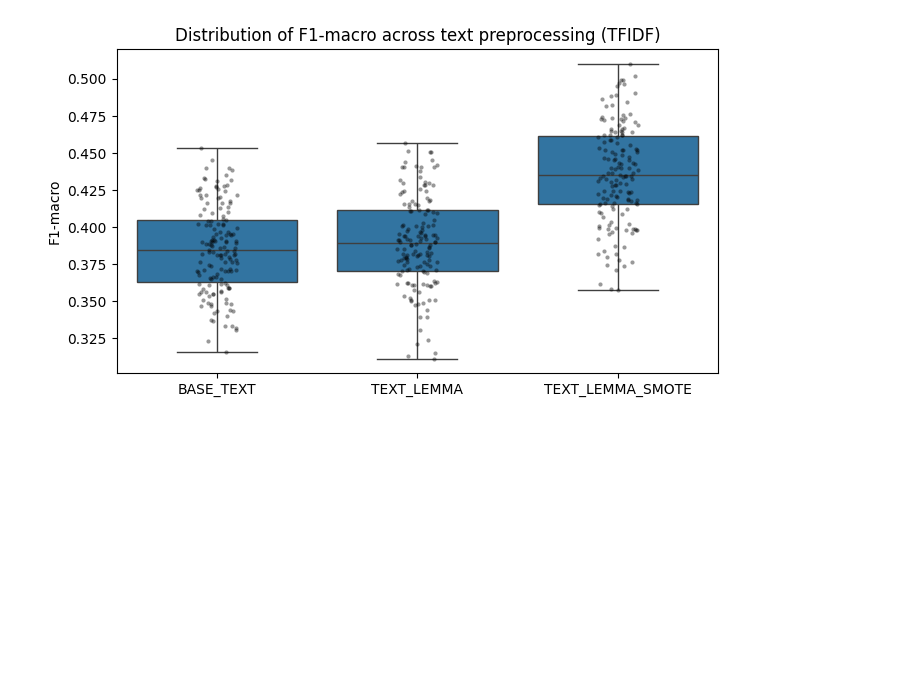
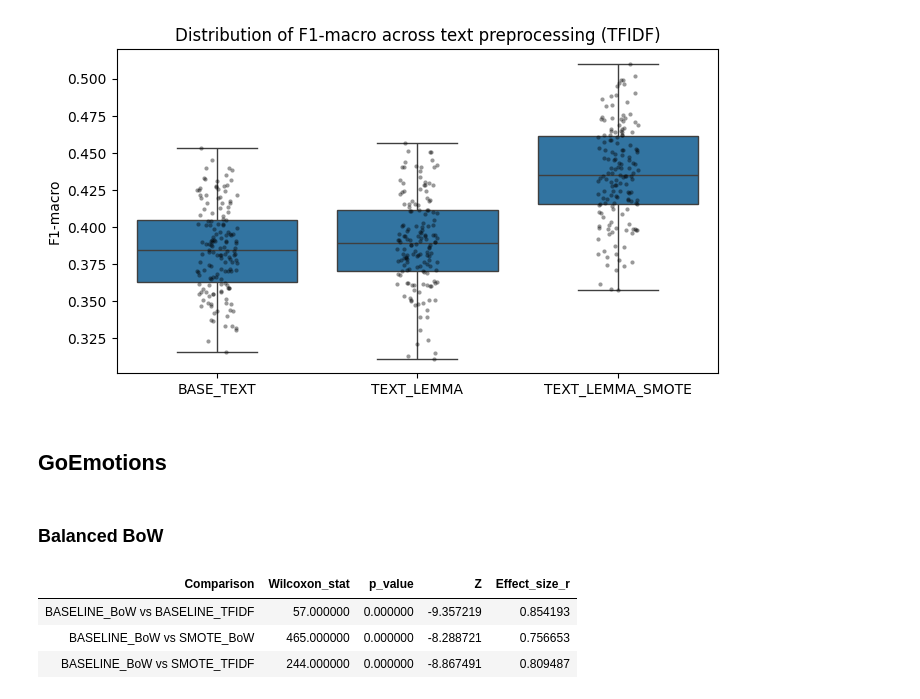
Before and after one commit to LuanBarbs/tcc-emotion-detection-nlp, a Jupyter notebook: src/balanced/balanced_significance.ipynb, the cells around one changed output. Cells and saved outputs as stored; diff of their text form; code cells hidden in the pictures; blank space fills up the shorter version.

Commit message:
subindo documento de resultados

```diff
--- a/src/balanced/balanced_significance.ipynb
+++ b/src/balanced/balanced_significance.ipynb
@@ -215,3 +215,72 @@ plt.tight_layout()
 plt.show()
 # %% [output]
 [figure]
+# %% [markdown]
+## GoEmotions
+# %% [markdown]
+### Balanced BoW
+# %%
+paths = {
+    "BASELINE_BoW": "../../data/out/baseline/baseline_05_GoEmotions_BoW_PT.csv",
+    "BASELINE_TFIDF": "../../data/out/baseline/baseline_05_GoEmotions_TFIDF_PT.csv",
+    "SMOTE_BoW": "../../data/out/balanced/balanced_05_GoEmotions_BoW_SMOTE.csv",
+    "SMOTE_TFIDF": "../../data/out/balanced/balanced_05_GoEmotions_TFIDF_SMOTE.csv",
+}
+
+dfs = []
+
+for name, path in paths.items():
+    df = load_results(path)
+    df = df[df["Model"] != "RandomForest"]
+    dfs.append(to_long_balanced(df, name))
+
+df_long = pd.concat(dfs, ignore_index=True)
+
+df_pair = (
+    df_long
+    .groupby("Balanced")
+    .head(df_long.groupby("Balanced").size().min())
+    .reset_index(drop=True)
+)
+
+baseline = "BASELINE_BoW"
+balances = df_pair["Balanced"].unique()
+balances = [p for p in balances if p != baseline]
+
+results = []
+
+scores_base = (
+    df_pair[df_pair["Balanced"] == baseline]["F1_macro"]
+    .to_numpy()
+)
+
+n = len(scores_base)
+mean_w = n * (n + 1) / 4
+std_w = np.sqrt(n * (n + 1) * (2*n + 1) / 24)
+
+for prep in balances:
+    scores_other = (
+        df_pair[df_pair["Balanced"] == prep]["F1_macro"]
+        .to_numpy()
+    )
+
+    stat, p = wilcoxon(scores_base, scores_other)
+
+    z = (stat - mean_w) / std_w
+    r = abs(z) / np.sqrt(n)
+
+    results.append({
+        "Comparison": f"{baseline} vs {prep}",
+        "Wilcoxon_stat": stat,
+        "p_value": p,
+        "Z": z,
+        "Effect_size_r": r
+    })
+
+df_wilcoxon = pd.DataFrame(results)
+df_wilcoxon.style.hide(axis="index")
+# %% [output]
+| Comparison | Wilcoxon_stat | p_value | Z | Effect_size_r |
+| BASELINE_BoW vs BASELINE_TFIDF | 57.000000 | 0.000000 | -9.357219 | 0.854193 |
+| BASELINE_BoW vs SMOTE_BoW | 465.000000 | 0.000000 | -8.288721 | 0.756653 |
+| BASELINE_BoW vs SMOTE_TFIDF | 244.000000 | 0.000000 | -8.867491 | 0.809487 |
```
Also changed, not shown: parts of 1 cell of this notebook, 1 other file.
